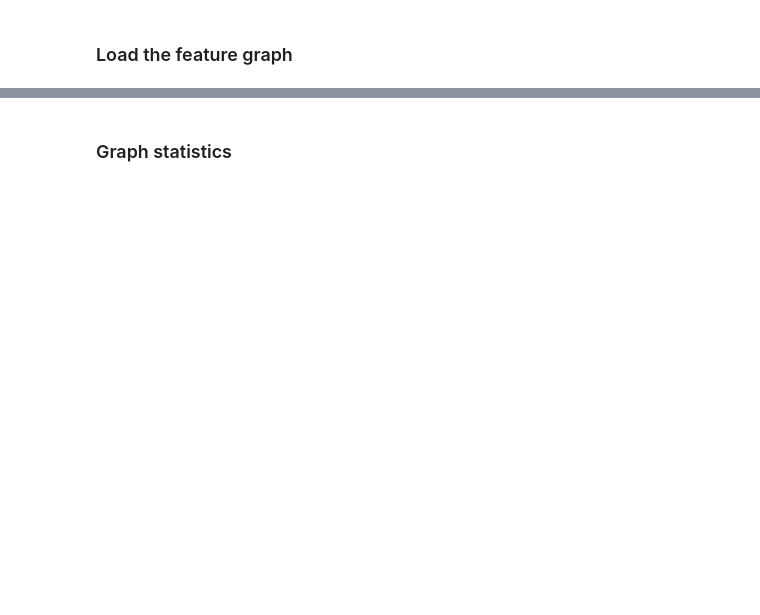
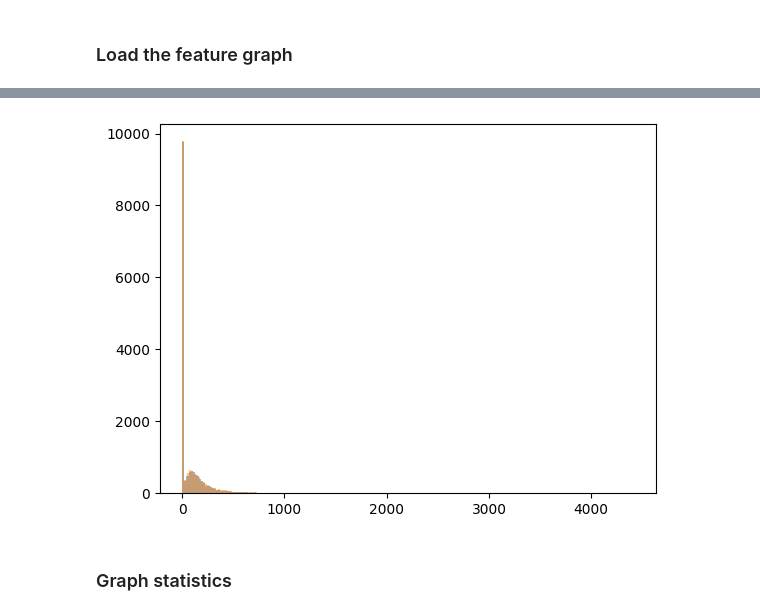
Before and after one commit to ak47na/SAE_graph_feature_exploration, a Jupyter notebook: SAE_feature_graph_analysis.ipynb, the cells around one changed output, grey strips where cells are left out. Drawn from its saved outputs; the diff is of its cells as text; code cells hidden in the pictures; blank space fills up the shorter version.

```diff
--- a/SAE_feature_graph_analysis.ipynb
+++ b/SAE_feature_graph_analysis.ipynb
@@ -567,0 +359,3 @@ FeatureGraph object loaded from features_grah_11b.pkl
+# %%
+features_graph1 = graph_code.FeatureGraph.load('features_grah_51b.pkl')
+features_graph2 = graph_code.FeatureGraph.load('features_graph2_51b.pkl')
@@ -568,2 +365,3 @@ FeatureGraph object loaded from features_grah_11b.pkl
 # %%
-G = graph_code.create_networkx_graph(features_graph.edges, features_graph.weights, features_graph.n_hidden_ae)
+G1 = graph_code.create_networkx_graph(features_graph1.edges, features_graph1.weights, features_graph1.n_hidden_ae)
+graph_code.print_net_stats(G1)
@@ -569,0 +377,3 @@ G = graph_code.create_networkx_graph(features_graph.edges, features_graph.weight
+# %%
+G2 = graph_code.create_networkx_graph(features_graph2.edges, features_graph2.weights, features_graph2.n_hidden_ae)
+graph_code.print_net_stats(G2)
@@ -570,3 +389,12 @@ G = graph_code.create_networkx_graph(features_graph.edges, features_graph.weight
+# %%
+deg1 = graph_code.get_degree(G1)
+deg2 = graph_code.get_degree(G2)
+# %%
+plt.hist(deg1, bins=200, alpha=.5)
+plt.hist(deg2, bins=200, alpha=.5)
+plt.show()
+# %% [output]
+[figure, added]
 # %% [markdown]
 ### Graph statistics
 # %%
```
Also changed, not shown: parts of 44 cells of this notebook, 3 other files.
